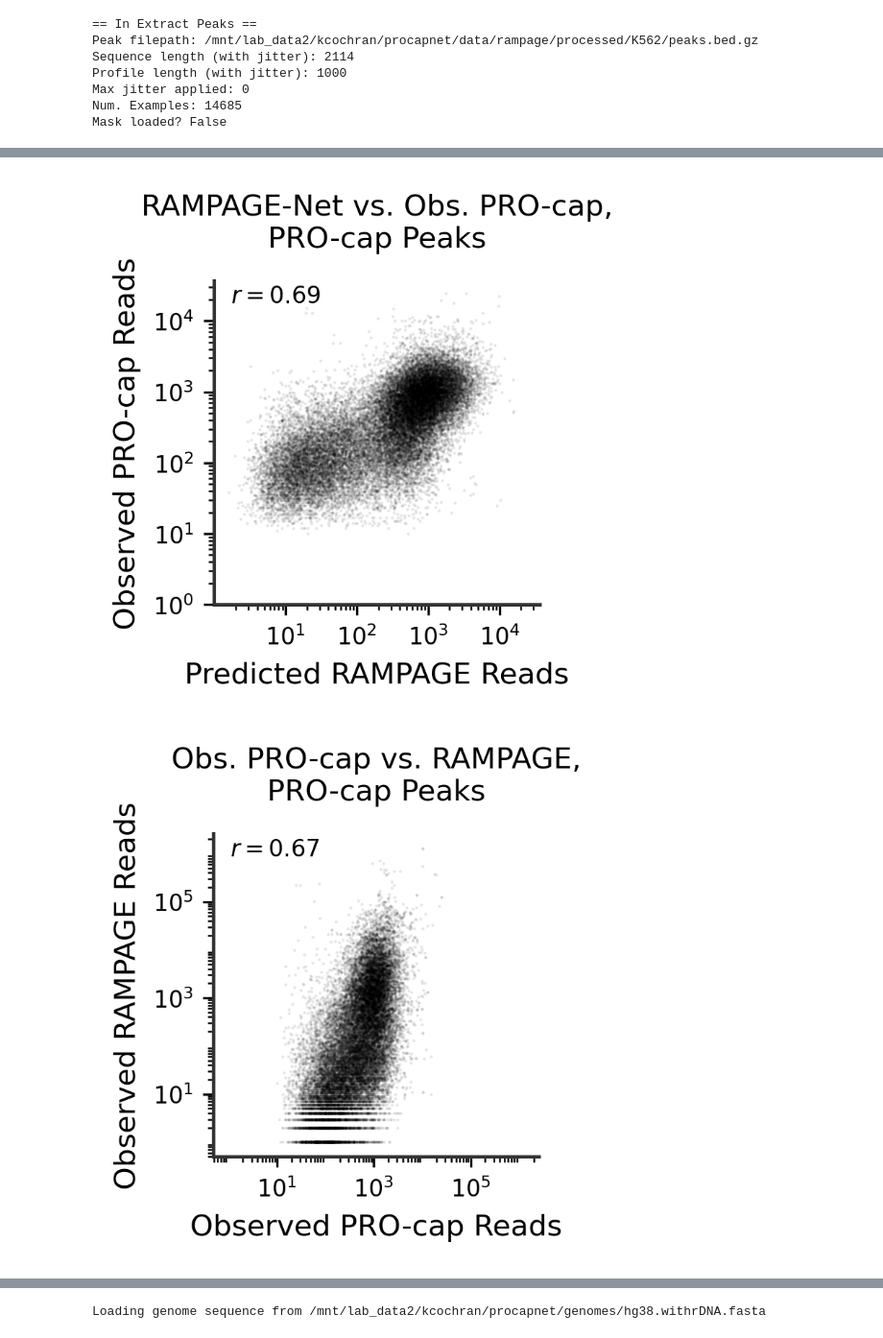
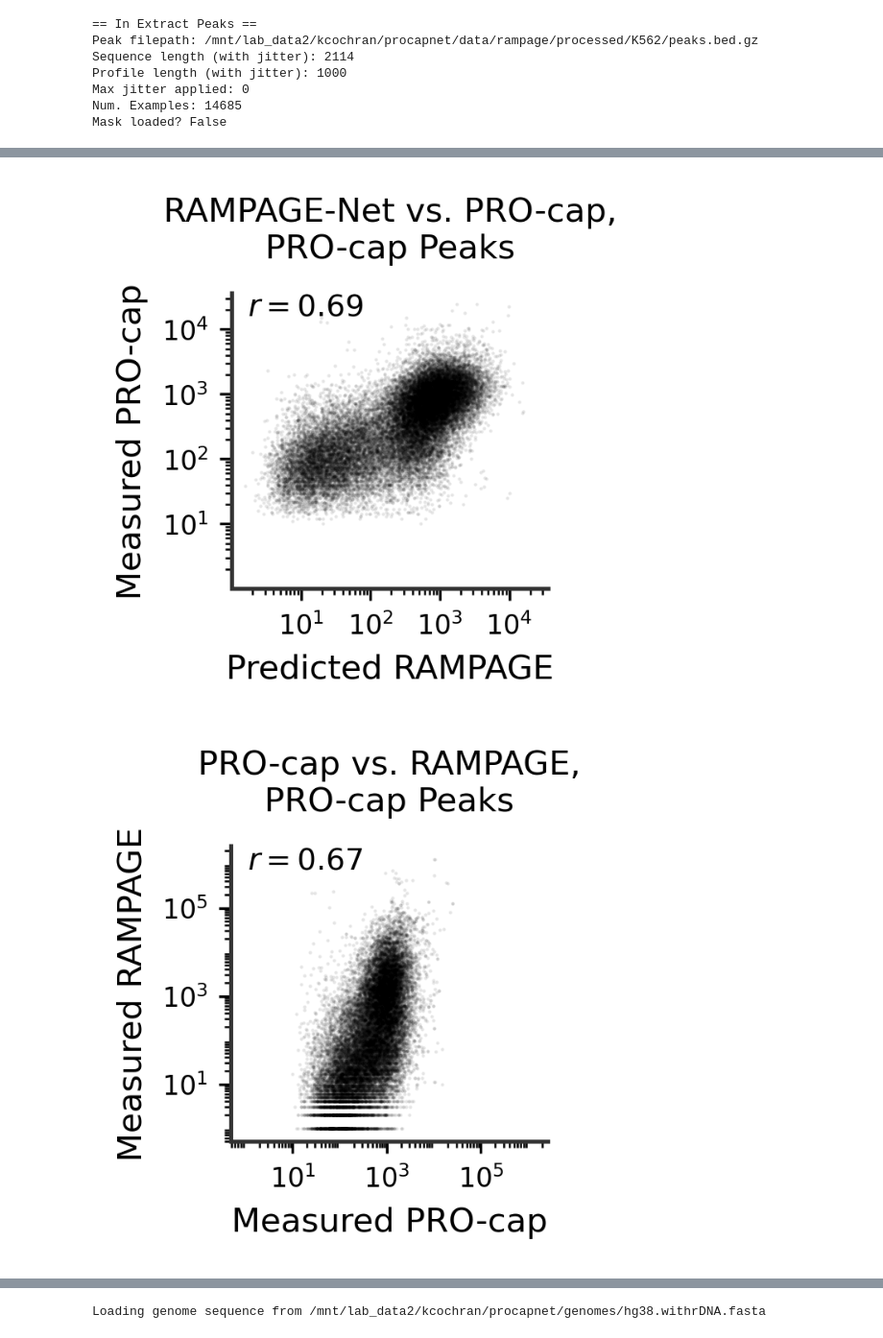
Before and after one commit to kundajelab/ProCapNet, a Jupyter notebook: src/figure_notebooks/Fig7_procap_vs_rampage.ipynb, the cells around one changed output, grey strips where cells are left out. Shown at 96% size. Cells and saved outputs as stored; diff of their text form; code cells hidden in the pictures.

```diff
--- a/src/figure_notebooks/Fig7_procap_vs_rampage.ipynb
+++ b/src/figure_notebooks/Fig7_procap_vs_rampage.ipynb
@@ -406,7 +422,7 @@ def plot_pred_cage_vs_true_procap(pred_counts, true_counts,
     pearson_r = np.corrcoef(np.log1p(pred_counts),
                             np.log1p(true_counts))[0,1]
 
-    plt.figure(figsize=(2,2), dpi=300)
+    plt.figure(figsize=(1.7,1.6), dpi=300)
 
     plt.scatter(pred_counts, true_counts,
                 alpha = 0.1, s = 1, color="k", linewidths=0)
@@ -419,13 +435,13 @@ def plot_pred_cage_vs_true_procap(pred_counts, true_counts,
     plt.xlim(min_lim, max_lim)
     plt.ylim(min_lim, max_lim)
 
-    plt.xlabel("Predicted " + cage_or_rampage.upper() + " Reads", fontsize=10)
-    plt.ylabel("Observed PRO-cap Reads", fontsize=10)
+    plt.xlabel("Predicted " + cage_or_rampage.upper(), fontsize=10)
+    plt.ylabel("Measured PRO-cap", fontsize=10)
 
     if pearson_r is not None:
-        plt.text(min_lim * 1.7, max_lim * 0.5,
+        plt.text(min_lim * 1.7, max_lim * 0.45,
                  r'$r = %0.2f$' % pearson_r,
-                 fontsize=8)
+                 fontsize=9)
 
     ax = plt.gca()
     ax.spines[["left", "bottom"]].set_linewidth(1.2)
@@ -434,7 +450,9 @@ def plot_pred_cage_vs_true_procap(pred_counts, true_counts,
     ax.tick_params("both", labelsize=8)
 
     plt.xticks([10, 100, 1000, 10000])
+    plt.yticks([10, 100, 1000, 10000])
     ax.xaxis.set_minor_locator(mticker.LogLocator(numticks=999, subs="auto"))
+    ax.yaxis.set_minor_locator(mticker.LogLocator(numticks=999, subs="auto"))
 
     if title is not None:
         plt.title(title, fontsize=10, y=1.05)
@@ -446,10 +464,10 @@ def plot_pred_cage_vs_true_procap(pred_counts, true_counts,
 
 
 plot_pred_cage_vs_true_procap(np.exp(pred_logcounts_cage), true_counts_procap,
-                              title = cage_or_rampage.upper() + "-Net vs. Obs. PRO-cap,\nPRO-cap Peaks",
+                              title = cage_or_rampage.upper() + "-Net vs. PRO-cap,\nPRO-cap Peaks",
                               save_path = figures_dir + "7_" + cage_or_rampage + "_preds_vs_obs_procap.png")
 # %% [output]
-[figure, old version]
+[figure, new version]
 # %%
 def plot_true_cage_vs_true_procap(pred_counts, true_counts,
                              title = None, save_path = None):
@@ -462,7 +480,7 @@ def plot_true_cage_vs_true_procap(pred_counts, true_counts,
     pearson_r = np.corrcoef(np.log1p(pred_counts),
                             np.log1p(true_counts))[0,1]
 
-    plt.figure(figsize=(2,2), dpi=300)
+    plt.figure(figsize=(1.7,1.6), dpi=300)
 
     plt.scatter(pred_counts, true_counts,
                 alpha = 0.1, s = 1, color="k", linewidths=0)
@@ -473,37 +491,38 @@ def plot_true_cage_vs_true_procap(pred_counts, true_counts,
     max_lim = max(plt.gca().get_xlim()[1], plt.gca().get_ylim()[1])
     min_lim = min(plt.gca().get_xlim()[0], plt.gca().get_ylim()[0])
     plt.xlim(min_lim, max_lim)
     plt.ylim(min_lim, max_lim)
 
-    plt.xlabel("Observed PRO-cap Reads", fontsize=10)
-    plt.ylabel("Observed " + cage_or_rampage.upper() + " Reads", fontsize=10)
+    plt.xlabel("Measured PRO-cap", fontsize=10)
+    plt.ylabel("Measured " + cage_or_rampage.upper(), fontsize=10)
 
     if pearson_r is not None:
-        plt.text(min_lim * 2.2, max_lim * 0.35,
+        plt.text(min_lim * 2.2, max_lim * 0.3,
                  r'$r = %0.2f$' % pearson_r,
-                 fontsize=8)
+                 fontsize=9)
 
     ax = plt.gca()
     ax.spines[["left", "bottom"]].set_linewidth(1.2)
     ax.spines[["left", "bottom"]].set_color("#333333")
     ax.spines[["top", "right"]].set_visible(False)
     ax.tick_params("both", labelsize=8)
 
-    #plt.xticks([10, 100, 1000, 10000])
+    plt.xticks([10, 1000, 100000])
+    plt.yticks([10, 1000, 100000])
     ax.xaxis.set_minor_locator(mticker.LogLocator(numticks=999, subs="auto"))
     ax.yaxis.set_minor_locator(mticker.LogLocator(numticks=999, subs="auto"))
 
     if title is not None:
         plt.title(title, fontsize=10, y=1.05)
 
     if save_path is not None:
         plt.savefig(save_path, bbox_inches = 'tight', pad_inches = 0, dpi = 300)
 
     plt.show()
 
 
 plot_true_cage_vs_true_procap(true_counts_procap, true_counts_cage,
-                         title = "Obs. PRO-cap vs. " + cage_or_rampage.upper() + ",\nPRO-cap Peaks",
+                         title = "PRO-cap vs. " + cage_or_rampage.upper() + ",\nPRO-cap Peaks",
                               save_path = figures_dir + "7_" + cage_or_rampage + "_vs_procap_obs.png")
 # %% [output]
-[figure, old version]
+[figure, new version]
```
Also changed, not shown: parts of 60 cells of this notebook, 7 other files.
